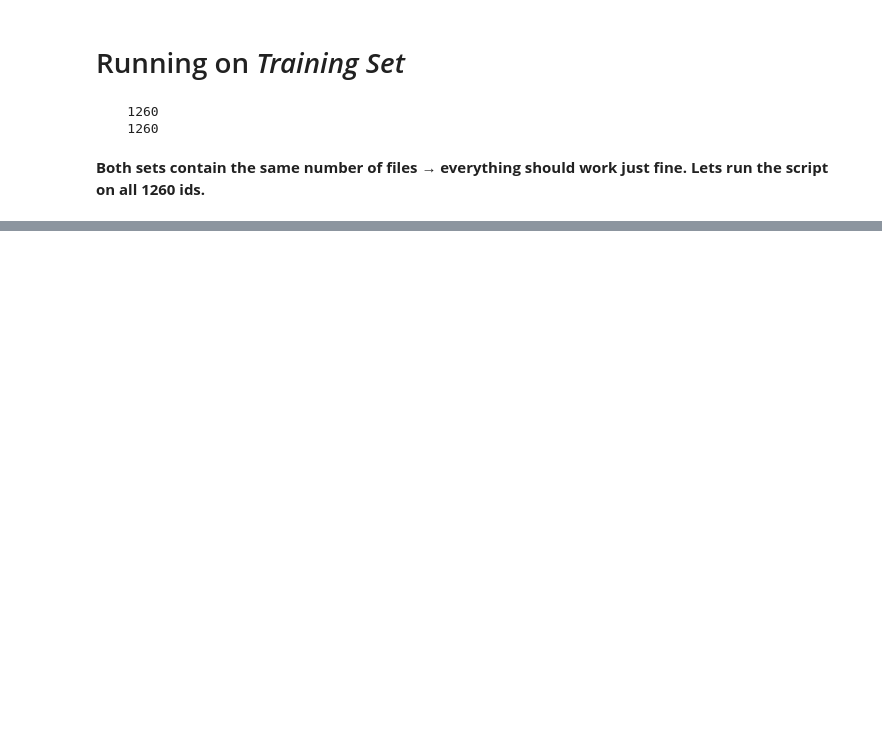
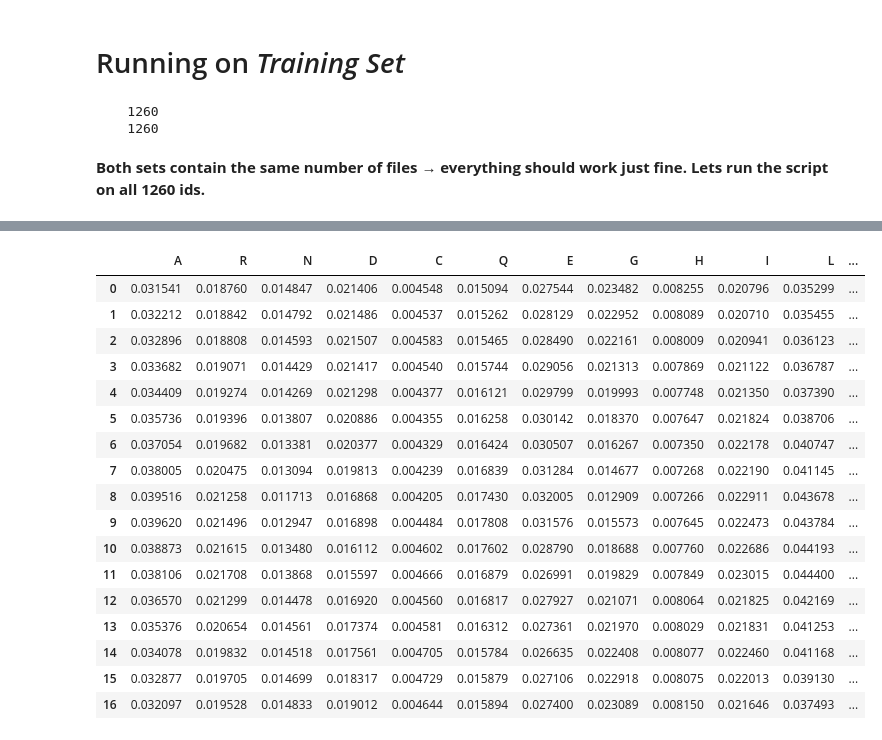
Before and after one commit to ilante/LB-2-project-GOR-vs-SVM, a Jupyter notebook: documentation_notebooks/GOR/Steps_GOR_method.ipynb, the cells around one changed output, grey strips where cells are left out. Saved outputs shown, nothing was run; the diff lists cells and outputs as text; code cells hidden in the pictures; blank space fills up the shorter version.

```diff
--- a/documentation_notebooks/GOR/Steps_GOR_method.ipynb
+++ b/documentation_notebooks/GOR/Steps_GOR_method.ipynb
@@ -1075,0 +1201,26 @@ min
+# %%
+H = pd.read_csv('/Users/ila/01-Unibo/02_Lab2/files_lab2_project/all_data/outputs/gor_train_out/gor_training_out_H.csv', index_col=[0])
+E = pd.read_csv('/Users/ila/01-Unibo/02_Lab2/files_lab2_project/all_data/outputs/gor_train_out/gor_training_out_E.csv', index_col=[0])
+C = pd.read_csv('/Users/ila/01-Unibo/02_Lab2/files_lab2_project/all_data/outputs/gor_train_out/gor_training_out_C.csv', index_col=[0])
+R = pd.read_csv('/Users/ila/01-Unibo/02_Lab2/files_lab2_project/all_data/outputs/gor_train_out/gor_training_out_marg_prob_R.csv', index_col=[0])
+
+display(H)
+# %% [output]
+|  | A | R | N | D | C | Q | E | G | H | I | L | ... |
+| 0 | 0.031541 | 0.018760 | 0.014847 | 0.021406 | 0.004548 | 0.015094 | 0.027544 | 0.023482 | 0.008255 | 0.020796 | 0.035299 | ... |
+| 1 | 0.032212 | 0.018842 | 0.014792 | 0.021486 | 0.004537 | 0.015262 | 0.028129 | 0.022952 | 0.008089 | 0.020710 | 0.035455 | ... |
+| 2 | 0.032896 | 0.018808 | 0.014593 | 0.021507 | 0.004583 | 0.015465 | 0.028490 | 0.022161 | 0.008009 | 0.020941 | 0.036123 | ... |
+| 3 | 0.033682 | 0.019071 | 0.014429 | 0.021417 | 0.004540 | 0.015744 | 0.029056 | 0.021313 | 0.007869 | 0.021122 | 0.036787 | ... |
+| 4 | 0.034409 | 0.019274 | 0.014269 | 0.021298 | 0.004377 | 0.016121 | 0.029799 | 0.019993 | 0.007748 | 0.021350 | 0.037390 | ... |
+| 5 | 0.035736 | 0.019396 | 0.013807 | 0.020886 | 0.004355 | 0.016258 | 0.030142 | 0.018370 | 0.007647 | 0.021824 | 0.038706 | ... |
+| 6 | 0.037054 | 0.019682 | 0.013381 | 0.020377 | 0.004329 | 0.016424 | 0.030507 | 0.016267 | 0.007350 | 0.022178 | 0.040747 | ... |
+| 7 | 0.038005 | 0.020475 | 0.013094 | 0.019813 | 0.004239 | 0.016839 | 0.031284 | 0.014677 | 0.007268 | 0.022190 | 0.041145 | ... |
+| 8 | 0.039516 | 0.021258 | 0.011713 | 0.016868 | 0.004205 | 0.017430 | 0.032005 | 0.012909 | 0.007266 | 0.022911 | 0.043678 | ... |
+| 9 | 0.039620 | 0.021496 | 0.012947 | 0.016898 | 0.004484 | 0.017808 | 0.031576 | 0.015573 | 0.007645 | 0.022473 | 0.043784 | ... |
+| 10 | 0.038873 | 0.021615 | 0.013480 | 0.016112 | 0.004602 | 0.017602 | 0.028790 | 0.018688 | 0.007760 | 0.022686 | 0.044193 | ... |
+| 11 | 0.038106 | 0.021708 | 0.013868 | 0.015597 | 0.004666 | 0.016879 | 0.026991 | 0.019829 | 0.007849 | 0.023015 | 0.044400 | ... |
+| 12 | 0.036570 | 0.021299 | 0.014478 | 0.016920 | 0.004560 | 0.016817 | 0.027927 | 0.021071 | 0.008064 | 0.021825 | 0.042169 | ... |
+| 13 | 0.035376 | 0.020654 | 0.014561 | 0.017374 | 0.004581 | 0.016312 | 0.027361 | 0.021970 | 0.008029 | 0.021831 | 0.041253 | ... |
+| 14 | 0.034078 | 0.019832 | 0.014518 | 0.017561 | 0.004705 | 0.015784 | 0.026635 | 0.022408 | 0.008077 | 0.022460 | 0.041168 | ... |
+| 15 | 0.032877 | 0.019705 | 0.014699 | 0.018317 | 0.004729 | 0.015879 | 0.027106 | 0.022918 | 0.008075 | 0.022013 | 0.039130 | ... |
+| 16 | 0.032097 | 0.019528 | 0.014833 | 0.019012 | 0.004644 | 0.015894 | 0.027400 | 0.023089 | 0.008150 | 0.021646 | 0.037493 | ... |
```
Also changed, not shown: parts of 74 cells of this notebook.
